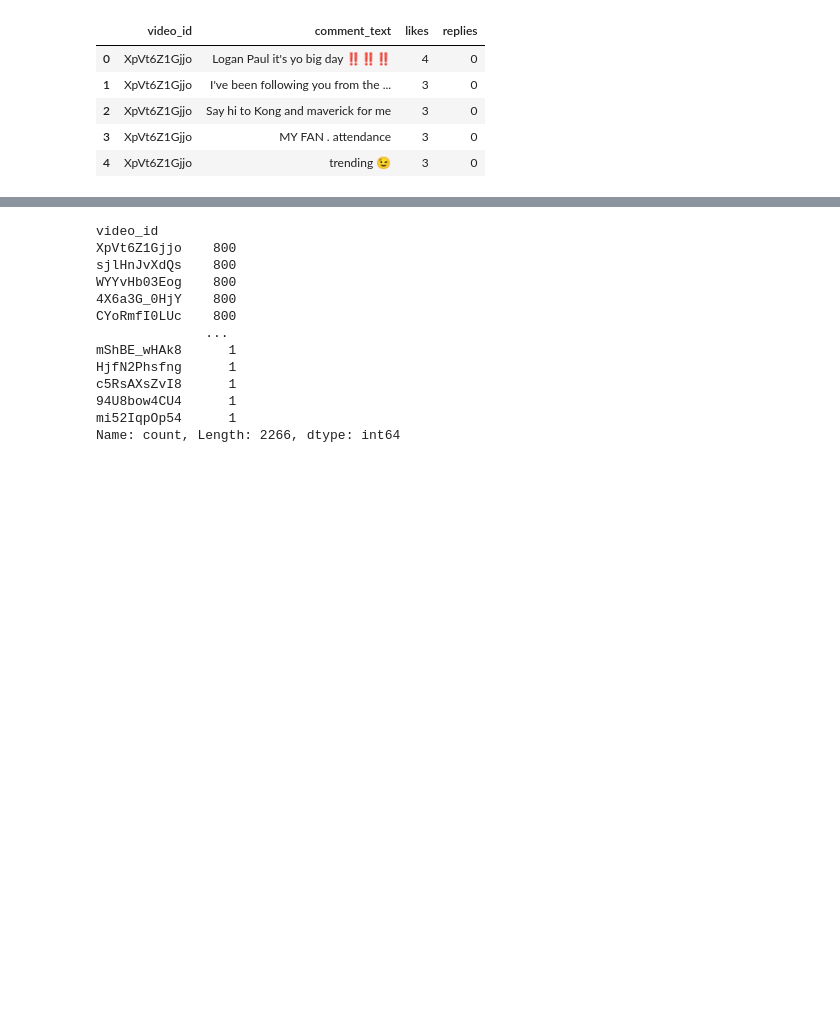
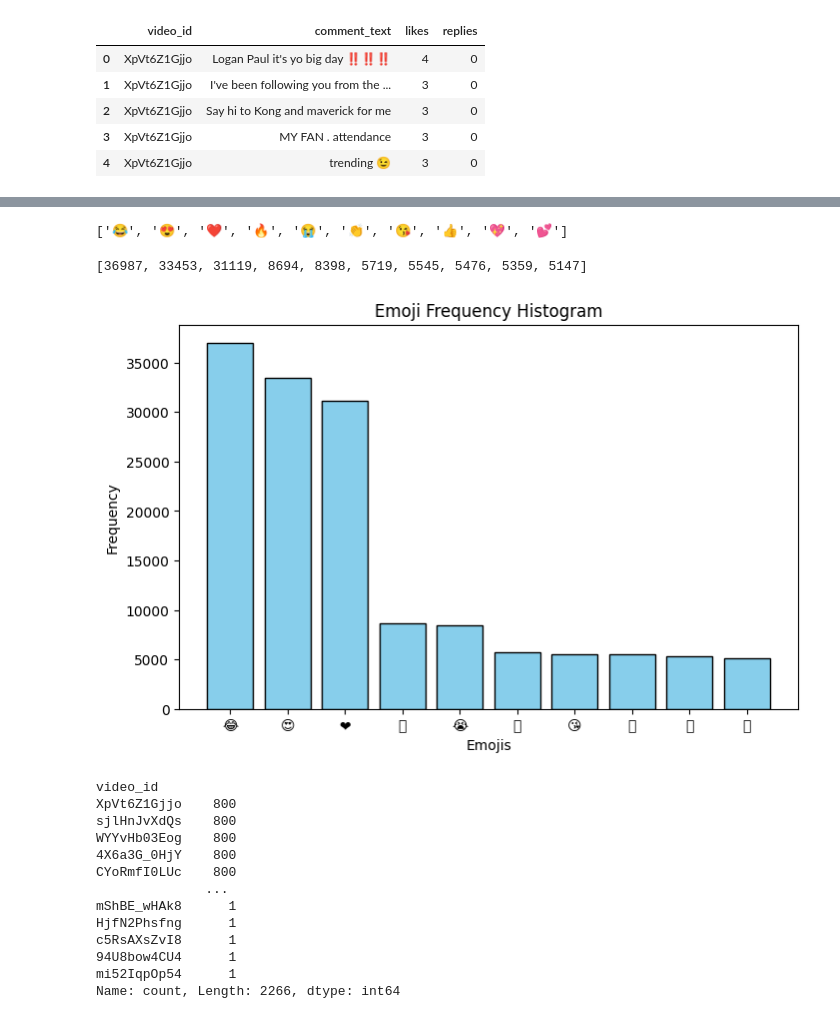
Before and after one commit to NetsmartzProject/ML_STATSTICS_HACKERRANK, a Jupyter notebook: DataAnalysis/YoutubeAnalysis.ipynb, the cells around one changed output, grey strips where cells are left out. Cells and saved outputs as stored; diff of their text form; code cells hidden in the pictures; blank space fills up the shorter version.

Commit message:
Worked on Data Analysis

```diff
--- a/DataAnalysis/YoutubeAnalysis.ipynb
+++ b/DataAnalysis/YoutubeAnalysis.ipynb
@@ -14,0 +170,4 @@ df.head()
+# %%
+comment='trending 😉'
+
+[char for char in comment if char in emoji.EMOJI_DATA]
@@ -14,0 +176,6 @@ df.head()
+# %%
+all_emoji_list=[]
+
+for comment in df['comment_text']:
+    emoji_list=[char for char in comment if char in emoji.EMOJI_DATA]
+    all_emoji_list.extend(emoji_list)
@@ -14,0 +213,12 @@ df.head()
+# %%
+emojis=[Counter(all_emoji_list).most_common(10)[i][0] for i in range(10)]
+# %%
+emojis
+# %% [output]
+['😂', '😍', '❤', '🔥', '😭', '👏', '😘', '👍', '💖', '💕']
+# %%
+frequency=[Counter(all_emoji_list).most_common(10)[i][1] for i in range(10)]
+# %%
+frequency
+# %% [output]
+[36987, 33453, 31119, 8694, 8398, 5719, 5545, 5476, 5359, 5147]
@@ -15,3 +230,19 @@ df.head()
+# %%
+x=emojis
+y=frequency
+
+plt.figure(figsize=(8, 5))
+plt.bar(x, y, color='skyblue', edgecolor='black')
+
+# Labels and title
+plt.xlabel("Emojis")
+plt.ylabel("Frequency")
+plt.title("Emoji Frequency Histogram")
+
+# Show plot
+plt.show()
+# %% [output]
+[figure, added]
 # %%
 df['video_id'].value_counts()
 # %% [output]
```
Also changed, not shown: parts of 52 cells of this notebook, 1 other file.
